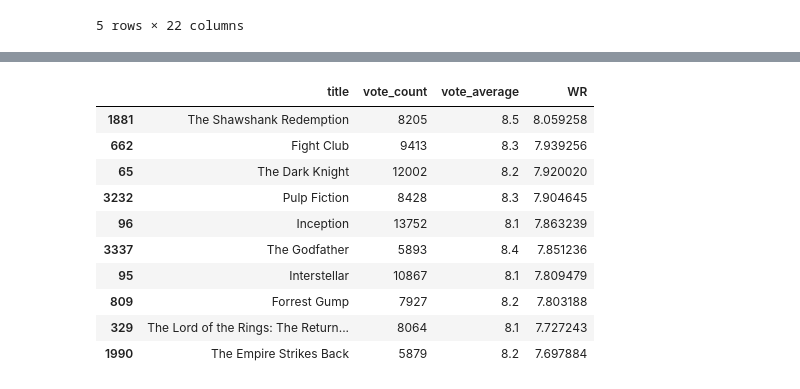
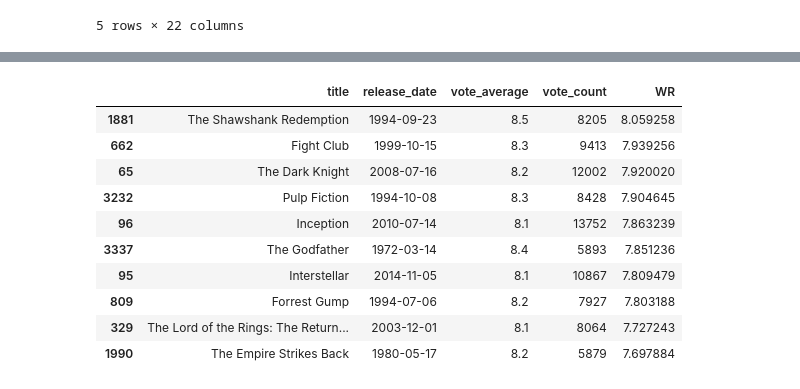
Before and after one commit to kent1325/P1---Movie-Recommender-System, a Jupyter notebook: P1 - Recommender System notebook.ipynb, the cells around one changed output, grey strips where cells are left out. Saved outputs shown, nothing was run; the diff lists cells and outputs as text; code cells hidden in the pictures.

```diff
--- a/P1 - Recommender System notebook.ipynb
+++ b/P1 - Recommender System notebook.ipynb
@@ -86,14 +141,14 @@ wr_movies["WR"] = (main_df["vote_count"]/(main_df["vote_count"] + m)) * main_df[
 # %%
-wr_movies[['title', 'vote_count', 'vote_average', 'WR']].sort_values("WR", ascending=False).head(10)
+wr_movies[['title', "release_date", 'vote_average', 'vote_count', 'WR']].sort_values("WR", ascending=False).head(10)
 # %% [output]
-|  | title | vote_count | vote_average | WR |
-| 1881 | The Shawshank Redemption | 8205 | 8.5 | 8.059258 |
-| 662 | Fight Club | 9413 | 8.3 | 7.939256 |
-| 65 | The Dark Knight | 12002 | 8.2 | 7.920020 |
-| 3232 | Pulp Fiction | 8428 | 8.3 | 7.904645 |
-| 96 | Inception | 13752 | 8.1 | 7.863239 |
-| 3337 | The Godfather | 5893 | 8.4 | 7.851236 |
-| 95 | Interstellar | 10867 | 8.1 | 7.809479 |
-| 809 | Forrest Gump | 7927 | 8.2 | 7.803188 |
-| 329 | The Lord of the Rings: The Return... | 8064 | 8.1 | 7.727243 |
-| 1990 | The Empire Strikes Back | 5879 | 8.2 | 7.697884 |
+|  | title | release_date | vote_average | vote_count | WR |
+| 1881 | The Shawshank Redemption | 1994-09-23 | 8.5 | 8205 | 8.059258 |
+| 662 | Fight Club | 1999-10-15 | 8.3 | 9413 | 7.939256 |
+| 65 | The Dark Knight | 2008-07-16 | 8.2 | 12002 | 7.920020 |
+| 3232 | Pulp Fiction | 1994-10-08 | 8.3 | 8428 | 7.904645 |
+| 96 | Inception | 2010-07-14 | 8.1 | 13752 | 7.863239 |
+| 3337 | The Godfather | 1972-03-14 | 8.4 | 5893 | 7.851236 |
+| 95 | Interstellar | 2014-11-05 | 8.1 | 10867 | 7.809479 |
+| 809 | Forrest Gump | 1994-07-06 | 8.2 | 7927 | 7.803188 |
+| 329 | The Lord of the Rings: The Return... | 2003-12-01 | 8.1 | 8064 | 7.727243 |
+| 1990 | The Empire Strikes Back | 1980-05-17 | 8.2 | 5879 | 7.697884 |
```
Also changed, not shown: parts of 23 cells of this notebook.
